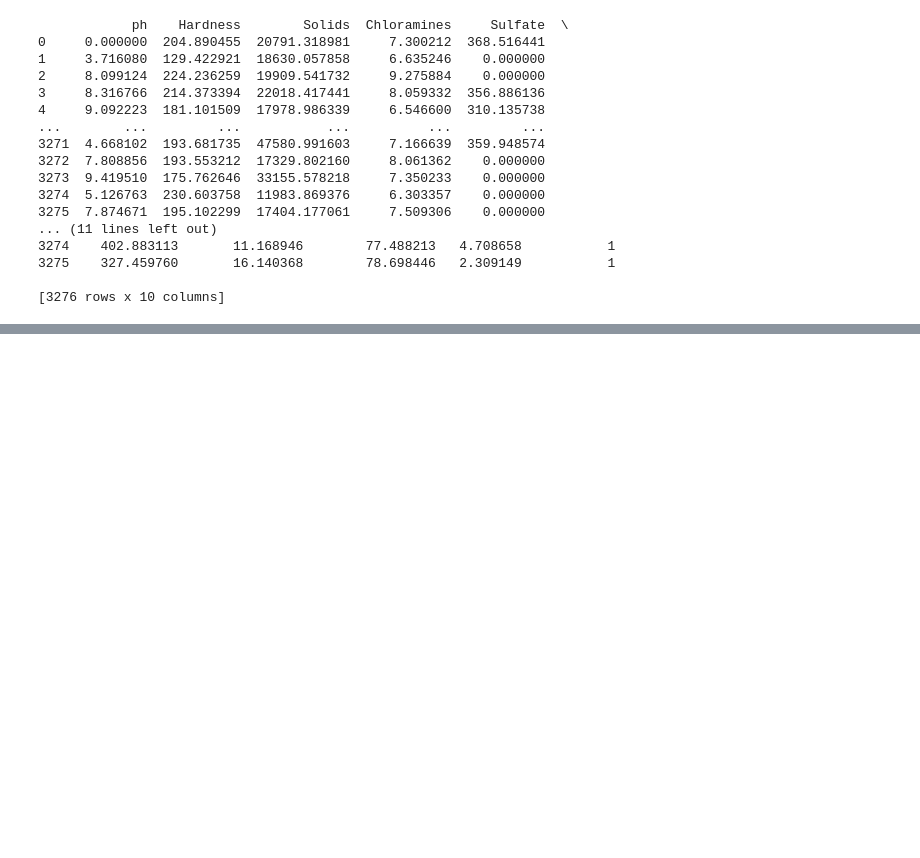
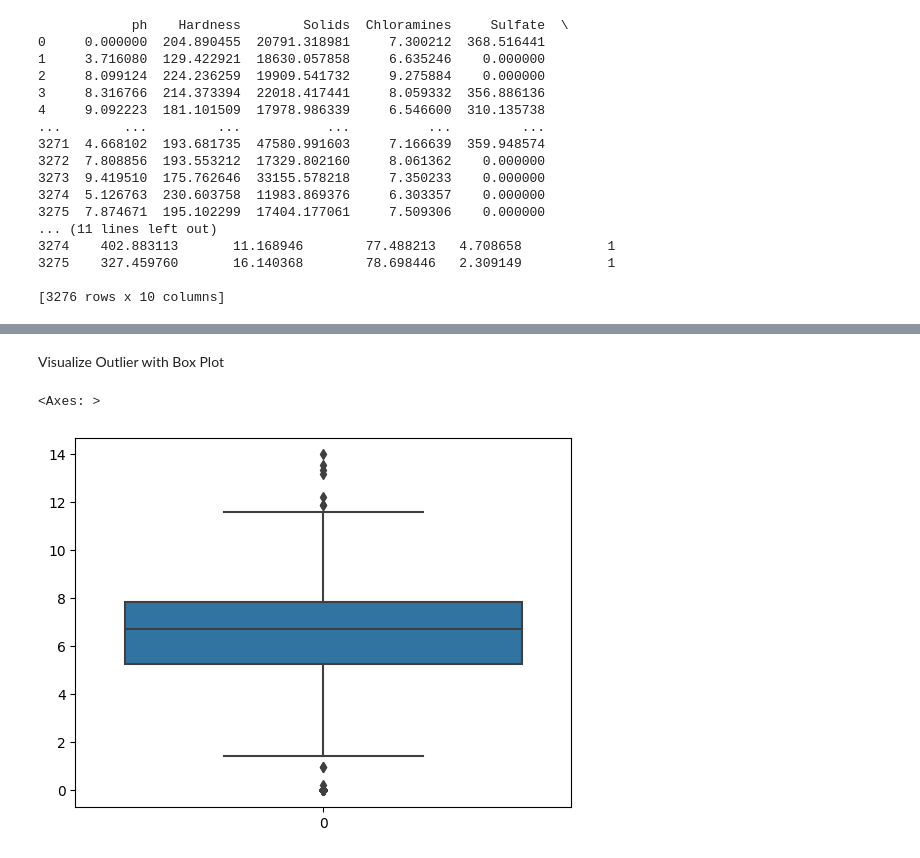
Before and after one commit to alexchandra19/Proyek-ML-2023, a Jupyter notebook: Proyek ML/datapreposition.ipynb, the cells around one changed output, grey strips where cells are left out. Saved outputs shown, nothing was run; the diff lists cells and outputs as text; code cells hidden in the pictures; blank space fills up the shorter version.

Commit message:
outlier & normalisasi

```diff
--- a/Proyek ML/datapreposition.ipynb
+++ b/Proyek ML/datapreposition.ipynb
@@ -20,0 +7,5 @@ data
+# %%
+# read dari link URL
+url = 'https://raw.githubusercontent.com/alexchandra19/Proyek-ML-2023/main/Proyek%20ML/water_potability.csv?token=GHSAT0AAAAAACI6ZVESAY2ENQ6X6PXBFO6IZJOS4VQ'
+data = pd.read_csv(url)
+data
@@ -51,0 +75,13 @@ print(data)
+# %%
+# remove duplicate
+data = data.drop_duplicates()
+# %% [markdown]
+Visualize Outlier with Box Plot
+# %%
+import seaborn as sns
+
+# ph box plot
+sns.boxplot(data['ph'])
+# %% [output]
+<Axes: >
+[figure, added]
```
Also changed, not shown: parts of 37 cells of this notebook.
